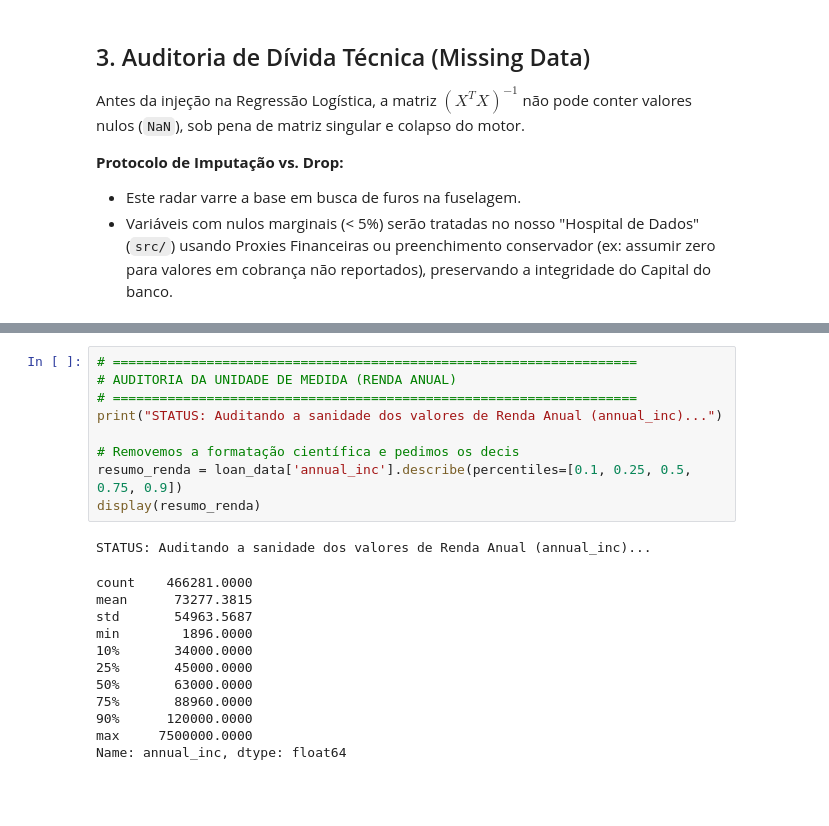
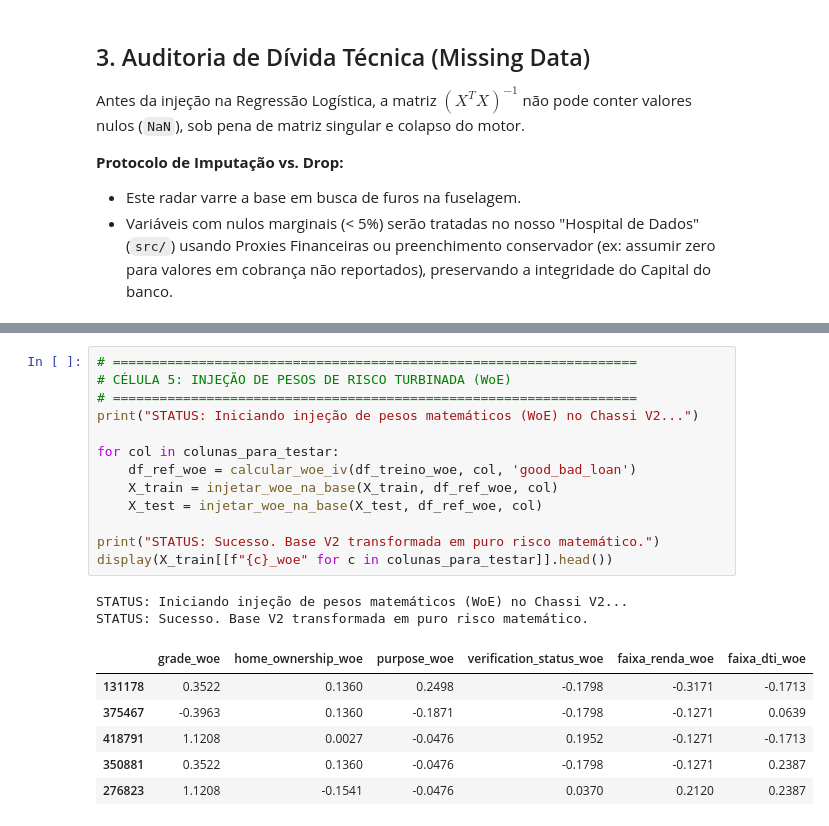
Before and after one commit to igorcarvah/basel_risk_modeling, a Jupyter notebook: notebook/02_Scorecard_V2_Champion.ipynb, the cells around one changed output, grey strips where cells are left out. Drawn from its saved outputs; the diff is of its cells as text; blank space fills up the shorter version.

```diff
--- a/notebook/02_Scorecard_V2_Champion.ipynb
+++ b/notebook/02_Scorecard_V2_Champion.ipynb
@@ -171,23 +206,23 @@ for coluna in colunas_para_testar:
 # %%
 # ===================================================================
-# AUDITORIA DA UNIDADE DE MEDIDA (RENDA ANUAL)
+# CÉLULA 5: INJEÇÃO DE PESOS DE RISCO TURBINADA (WoE)
 # ===================================================================
-print("STATUS: Auditando a sanidade dos valores de Renda Anual (annual_inc)...")
+print("STATUS: Iniciando injeção de pesos matemáticos (WoE) no Chassi V2...")
 
-# Removemos a formatação científica e pedimos os decis
-resumo_renda = loan_data['annual_inc'].describe(percentiles=[0.1, 0.25, 0.5, 0.75, 0.9])
-display(resumo_renda)
+for col in colunas_para_testar:
+    df_ref_woe = calcular_woe_iv(df_treino_woe, col, 'good_bad_loan')
+    X_train = injetar_woe_na_base(X_train, df_ref_woe, col)
+    X_test = injetar_woe_na_base(X_test, df_ref_woe, col)
+
+print("STATUS: Sucesso. Base V2 transformada em puro risco matemático.")
+display(X_train[[f"{c}_woe" for c in colunas_para_testar]].head())
 # %% [output]
-STATUS: Auditando a sanidade dos valores de Renda Anual (annual_inc)...
+STATUS: Iniciando injeção de pesos matemáticos (WoE) no Chassi V2...
+STATUS: Sucesso. Base V2 transformada em puro risco matemático.
-count    466281.0000
-mean      73277.3815
-std       54963.5687
-min        1896.0000
-10%       34000.0000
-25%       45000.0000
-50%       63000.0000
-75%       88960.0000
-90%      120000.0000
-max     7500000.0000
-Name: annual_inc, dtype: float64
+|  | grade_woe | home_ownership_woe | purpose_woe | verification_status_woe | faixa_renda_woe | faixa_dti_woe |
+| 131178 | 0.3522 | 0.1360 | 0.2498 | -0.1798 | -0.3171 | -0.1713 |
+| 375467 | -0.3963 | 0.1360 | -0.1871 | -0.1798 | -0.1271 | 0.0639 |
+| 418791 | 1.1208 | 0.0027 | -0.0476 | 0.1952 | -0.1271 | -0.1713 |
+| 350881 | 0.3522 | 0.1360 | -0.0476 | -0.1798 | -0.1271 | 0.2387 |
+| 276823 | 1.1208 | -0.1541 | -0.0476 | 0.0370 | 0.2120 | 0.2387 |
 # %%
```
Also changed, not shown: parts of 14 cells of this notebook, 2 other files.
